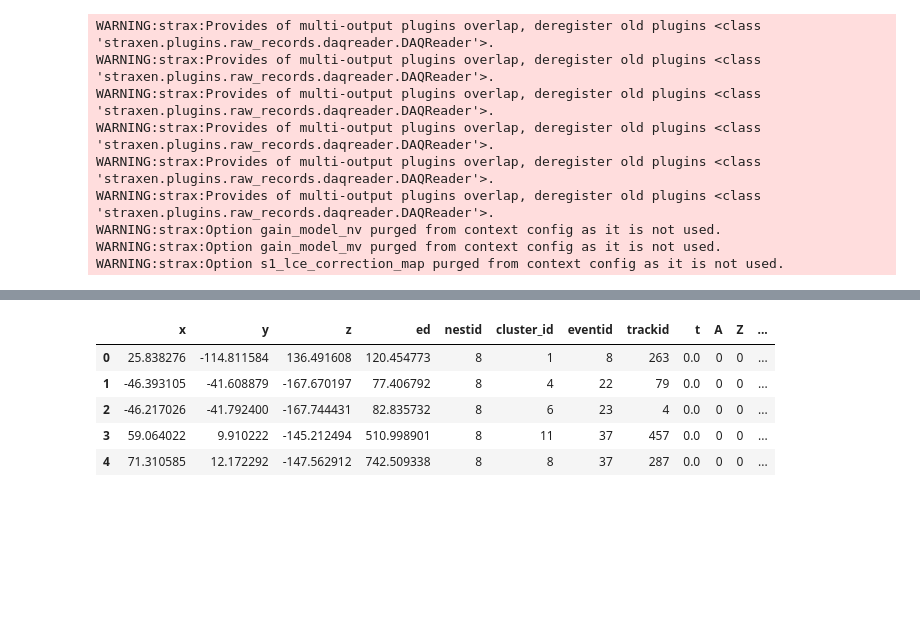
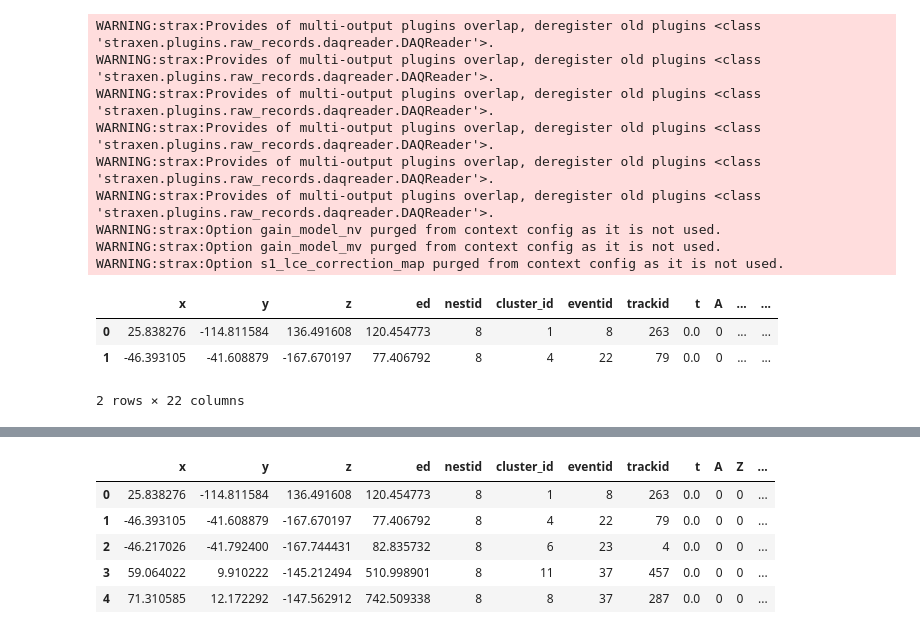
Before and after one commit to jpienaar13/HermeticTPC, a Jupyter notebook: analysis/Check_clustering.ipynb, the cells around one changed output, grey strips where cells are left out. Saved outputs shown, nothing was run; the diff lists cells and outputs as text; code cells hidden in the pictures; blank space fills up the shorter version.

```diff
--- a/analysis/Check_clustering.ipynb
+++ b/analysis/Check_clustering.ipynb
@@ -37,7 +37,23 @@ st.set_config(
     {
         "path": "../",
         "file_name": "20251210_Sapphire_U238_100k_gamma.root",
-        "entry_stop": None,
+        "entry_stop": 100,
+
+        # Position of the bottom of gas phase [cm]
+        "xenonnt_z_lxe": 150, # just random value
+        # Position of the top of gas phase [cm]
+        "xenonnt_z_top_pmts": 200, # just random large value
+        # z position of the XENONnT bottom PMT array [cm]
+        "xenonnt_z_bottom_pmts": -200, # just random large value
+        # Radius of the XENONnT TPC [cm]
+        "xenonnt_sensitive_volume_radius": 150,
+        # z position of the XENONnT gate mesh [cm]
+        "xenonnt_z_gate_mesh": 140,
+        # z position of the XENONnT cathode [cm]
+        "xenonnt_z_cathode": -170,
+
+        # Assume a constant field of 100 V/cm in the TPC
+        "efield_map": "constant_dummy_map://100",
     }
 )
 
@@ -46,6 +62,11 @@ run_number = "00000"
 #st.make(run_number, "geant4_interactions")
 #st.make(run_number, "interaction_lineage")
 #st.make(run_number, "clustered_interactions")
+
+#st.make(run_number, "volume_properties")
+#st.make(run_number, "interactions_in_roi")
+#st.make(run_number, "electric_field_values")
+#st.make(run_number, "quanta")
 # %% [output]
 WARNING:strax:Provides of multi-output plugins overlap, deregister old plugins <class 'straxen.plugins.raw_records.daqreader.DAQReader'>.
 WARNING:strax:Provides of multi-output plugins overlap, deregister old plugins <class 'straxen.plugins.raw_records.daqreader.DAQReader'>.
@@ -56,3 +77,12 @@ WARNING:strax:Provides of multi-output plugins overlap, deregister old plugins <
 WARNING:strax:Option gain_model_nv purged from context config as it is not used.
 WARNING:strax:Option gain_model_mv purged from context config as it is not used.
 WARNING:strax:Option s1_lce_correction_map purged from context config as it is not used.
+# %%
+df = st.get_df(run_number, ["interactions_in_roi", "quanta"])
+
+df.head(2)
+# %% [output]
+|  | x | y | z | ed | nestid | cluster_id | eventid | trackid | t | A | ... | ... |
+| 0 | 25.838276 | -114.811584 | 136.491608 | 120.454773 | 8 | 1 | 8 | 263 | 0.0 | 0 | ... | ... |
+| 1 | -46.393105 | -41.608879 | -167.670197 | 77.406792 | 8 | 4 | 22 | 79 | 0.0 | 0 | ... | ... |
+2 rows × 22 columns
```
Also changed, not shown: parts of 2 cells of this notebook, 17 other files.
